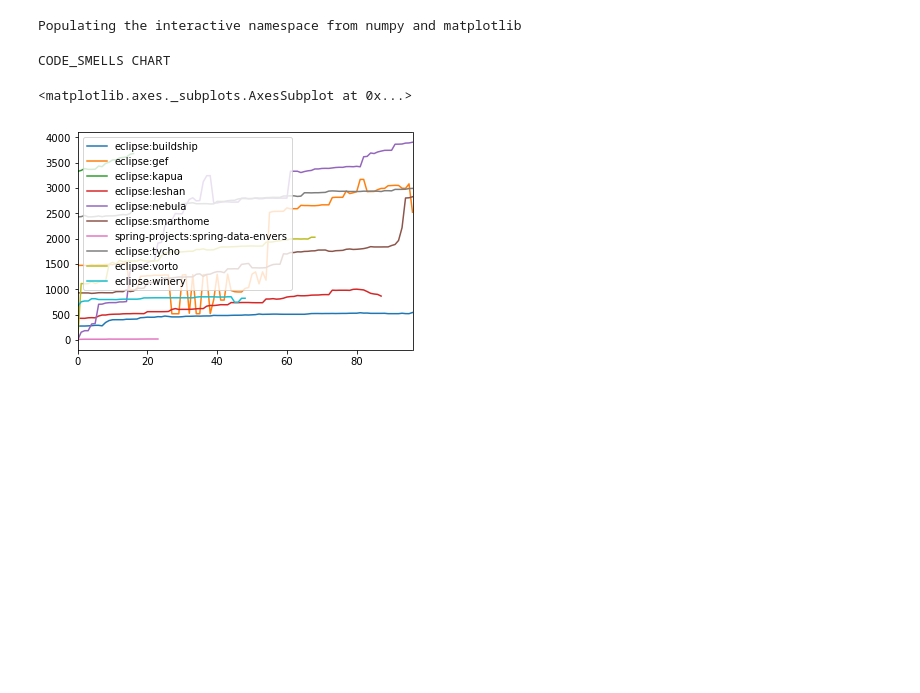
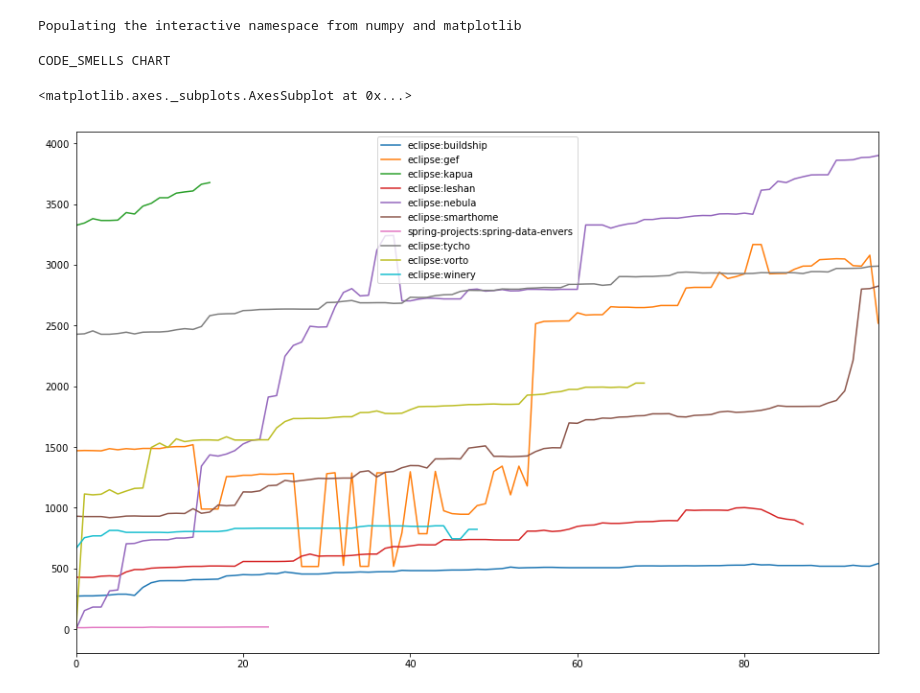
Before and after one commit to digeo/SonarQubeTSAnalysis, a Jupyter notebook: TS-SonarQubeMP.ipynb, the cells around one changed output. Cells and saved outputs as stored; diff of their text form; code cells hidden in the pictures; blank space fills up the shorter version.

```diff
--- a/TS-SonarQubeMP.ipynb
+++ b/TS-SonarQubeMP.ipynb
@@ -44,11 +44,11 @@ def get_metrics_for_all_the_projects(metric_index):
 # %%
 print('code_smells chart'.upper())
 df = get_metrics_for_all_the_projects(0)
-df.plot()
+df.plot(figsize=(15, 10))
 # %% [output]
 CODE_SMELLS CHART
 <matplotlib.axes._subplots.AxesSubplot at 0x...>
-[figure, old version]
+[figure, new version]
 # %%
 print('code_smells diff chart'.upper())
 df_dif = df - df.shift(1)
```
Also changed, not shown: parts of 9 cells of this notebook.
